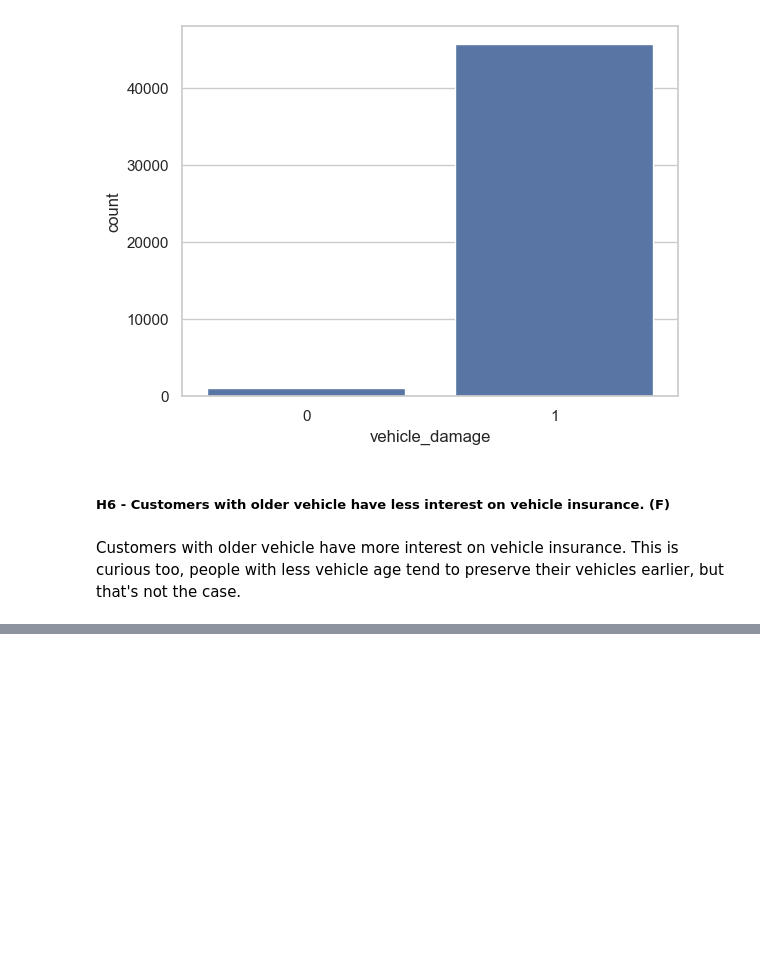
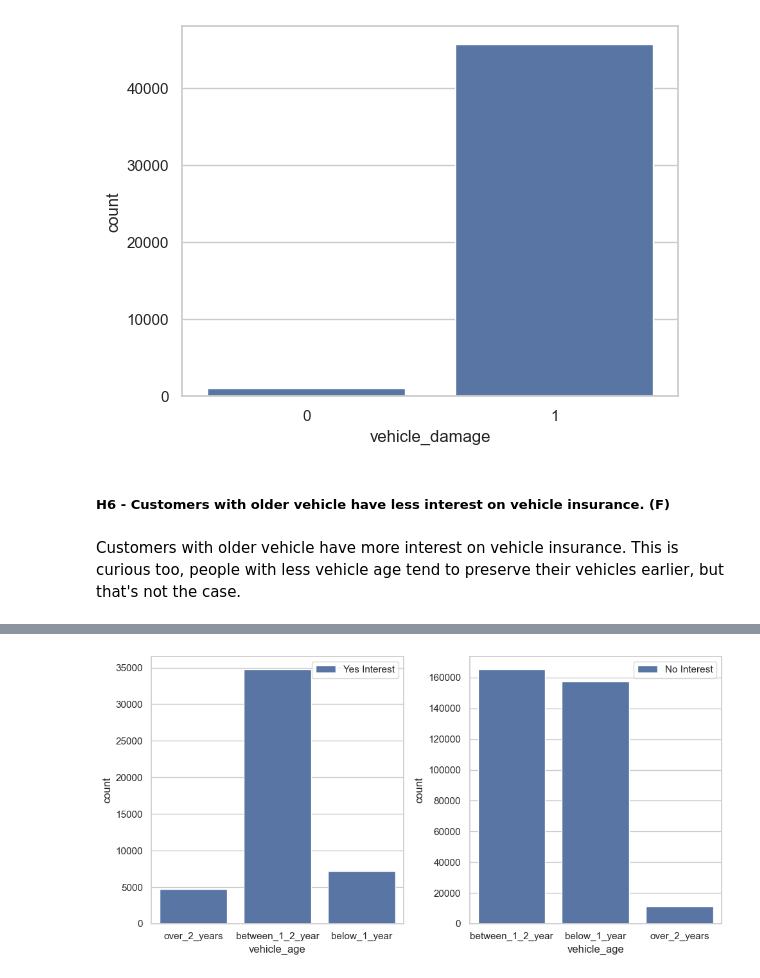
Before and after one commit to kubohenrique/health_insurance, a Jupyter notebook: Notebooks/ciclo01.ipynb, the cells around one changed output, grey strips where cells are left out. Saved outputs shown, nothing was run; the diff lists cells and outputs as text; code cells hidden in the pictures; blank space fills up the shorter version.

```diff
--- a/Notebooks/ciclo01.ipynb
+++ b/Notebooks/ciclo01.ipynb
@@ -419,0 +379,13 @@ Com essas hipóteses, você pode iniciar sua análise e explorar os dados para i
+# %%
+aux = df4.loc[df4['response'] == 1, 'vehicle_age']
+aux1 = df4.loc[df4['response'] == 0, 'vehicle_age']
+
+fig, axes = plt.subplots(1, 2, figsize=(10, 5))
+
+sns.countplot(x=aux, ax=axes[0], label='Yes Interest')
+sns.countplot(x=aux1, ax=axes[1], label='No Interest')
+
+plt.tight_layout()
+plt.show()
+# %% [output]
+[figure, added]
```
Also changed, not shown: parts of 40 cells of this notebook, 2 other files.
